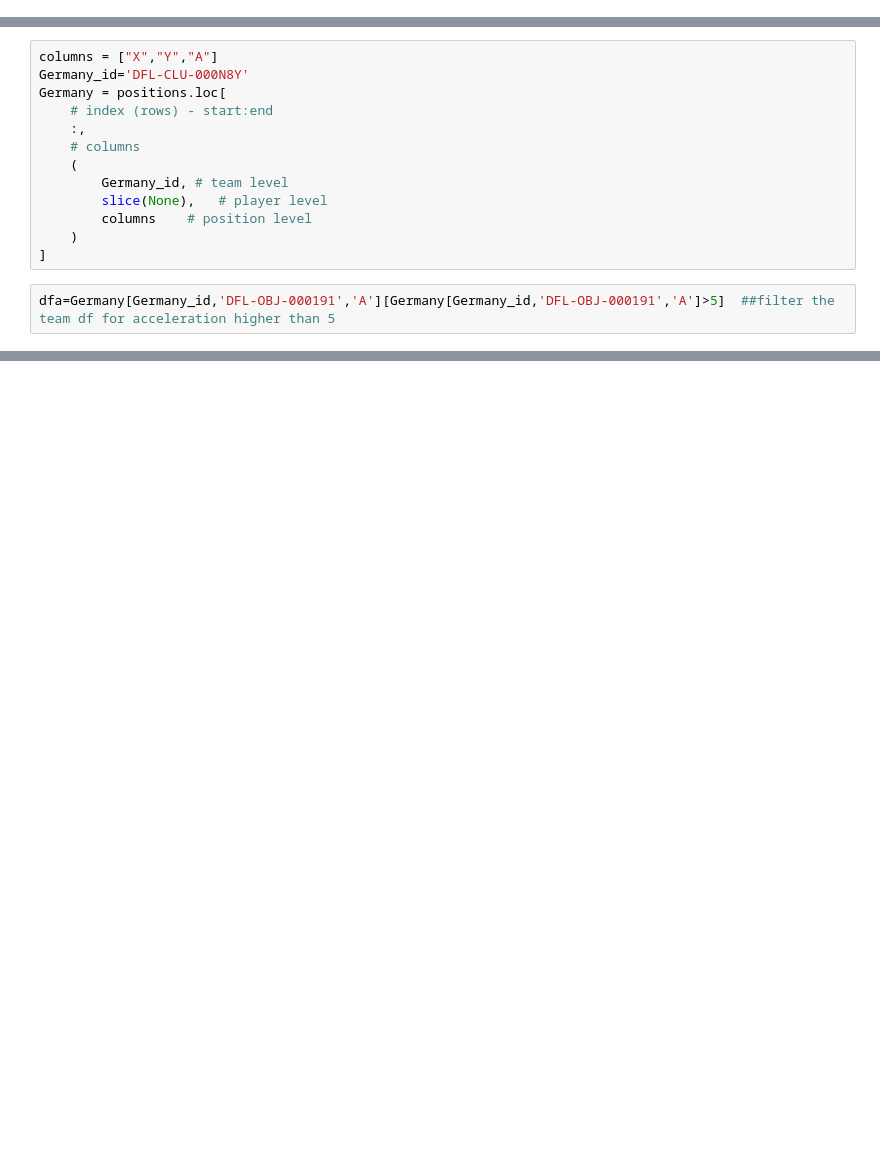
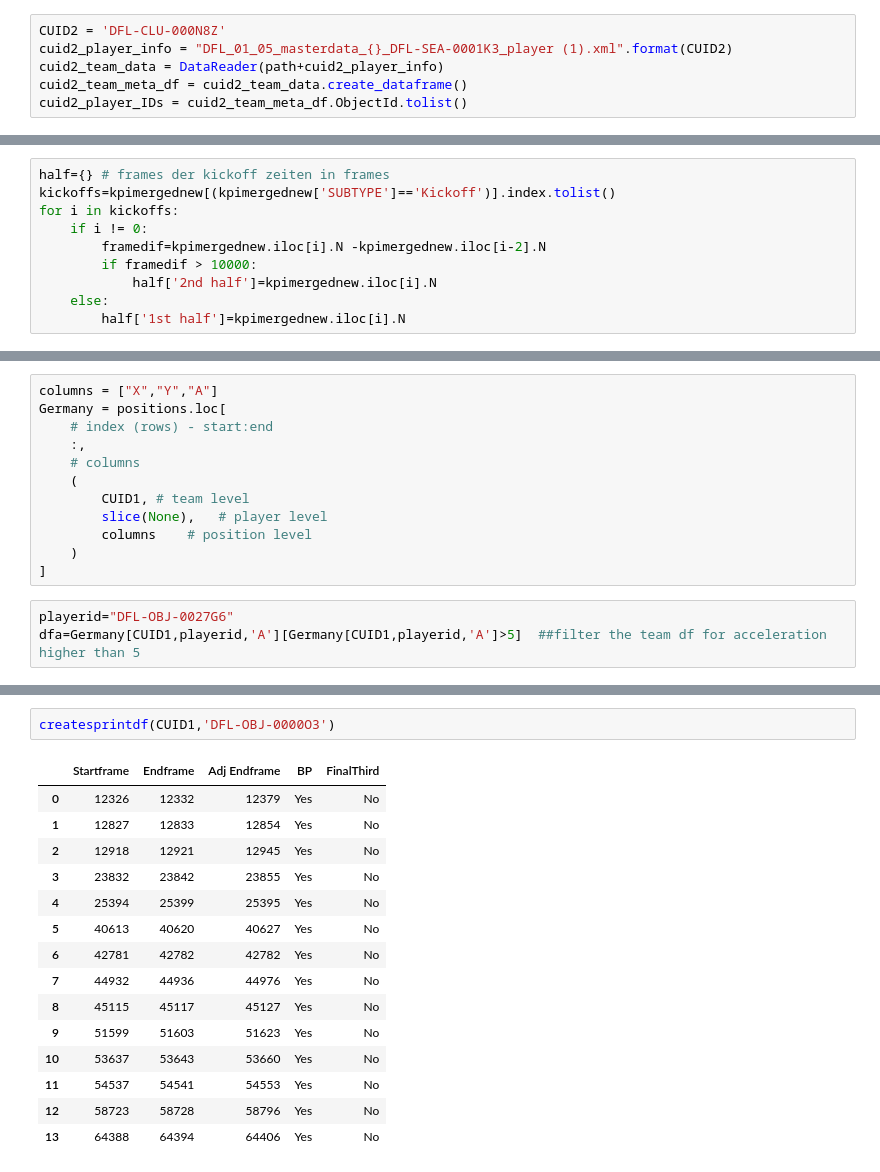
Before and after one commit to Deutscher-Fussball-Bund/Qualit-tsindex, a Jupyter notebook: Sprints.ipynb, the cells around one changed output, grey strips where cells are left out. Drawn from its saved outputs; the diff is of its cells as text; blank space fills up the shorter version.

```diff
--- a/Sprints.ipynb
+++ b/Sprints.ipynb
@@ -0,0 +177,6 @@
+# %%
+CUID2 = 'DFL-CLU-000N8Z'
+cuid2_player_info = "DFL_01_05_masterdata_{}_DFL-SEA-0001K3_player (1).xml".format(CUID2)
+cuid2_team_data = DataReader(path+cuid2_player_info)
+cuid2_team_meta_df = cuid2_team_data.create_dataframe()
+cuid2_player_IDs = cuid2_team_meta_df.ObjectId.tolist()
@@ -0,0 +236,10 @@
+# %%
+half={} # frames der kickoff zeiten in frames
+kickoffs=kpimergednew[(kpimergednew['SUBTYPE']=='Kickoff')].index.tolist()
+for i in kickoffs:
+    if i != 0:
+        framedif=kpimergednew.iloc[i].N -kpimergednew.iloc[i-2].N
+        if framedif > 10000:
+            half['2nd half']=kpimergednew.iloc[i].N
+    else:
+        half['1st half']=kpimergednew.iloc[i].N
@@ -1,15 +278,15 @@
 # %%
 columns = ["X","Y","A"]
-Germany_id='DFL-CLU-000N8Y'
 Germany = positions.loc[
     # index (rows) - start:end
     :,
     # columns
     (
-        Germany_id, # team level
+        CUID1, # team level
         slice(None),   # player level
         columns    # position level
     )
 ]
 # %%
-dfa=Germany[Germany_id,'DFL-OBJ-000191','A'][Germany[Germany_id,'DFL-OBJ-000191','A']>5]  ##filter the team df for acceleration higher than 5
+playerid="DFL-OBJ-0027G6"
+dfa=Germany[CUID1,playerid,'A'][Germany[CUID1,playerid,'A']>5]  ##filter the team df for acceleration higher than 5
@@ -16 +349,19 @@ dfa=Germany[Germany_id,'DFL-OBJ-000191','A'][Germany[Germany_id,'DFL-OBJ-000191'
+# %%
+createsprintdf(CUID1,'DFL-OBJ-0000O3')
+# %% [output]
+|  | Startframe | Endframe | Adj Endframe | BP | FinalThird |
+| 0 | 12326 | 12332 | 12379 | Yes | No |
+| 1 | 12827 | 12833 | 12854 | Yes | No |
+| 2 | 12918 | 12921 | 12945 | Yes | No |
+| 3 | 23832 | 23842 | 23855 | Yes | No |
+| 4 | 25394 | 25399 | 25395 | Yes | No |
+| 5 | 40613 | 40620 | 40627 | Yes | No |
+| 6 | 42781 | 42782 | 42782 | Yes | No |
+| 7 | 44932 | 44936 | 44976 | Yes | No |
+| 8 | 45115 | 45117 | 45127 | Yes | No |
+| 9 | 51599 | 51603 | 51623 | Yes | No |
+| 10 | 53637 | 53643 | 53660 | Yes | No |
+| 11 | 54537 | 54541 | 54553 | Yes | No |
+| 12 | 58723 | 58728 | 58796 | Yes | No |
+| 13 | 64388 | 64394 | 64406 | Yes | No |
 # %%
```
Also changed, not shown: parts of 43 cells of this notebook, 8 other files.
